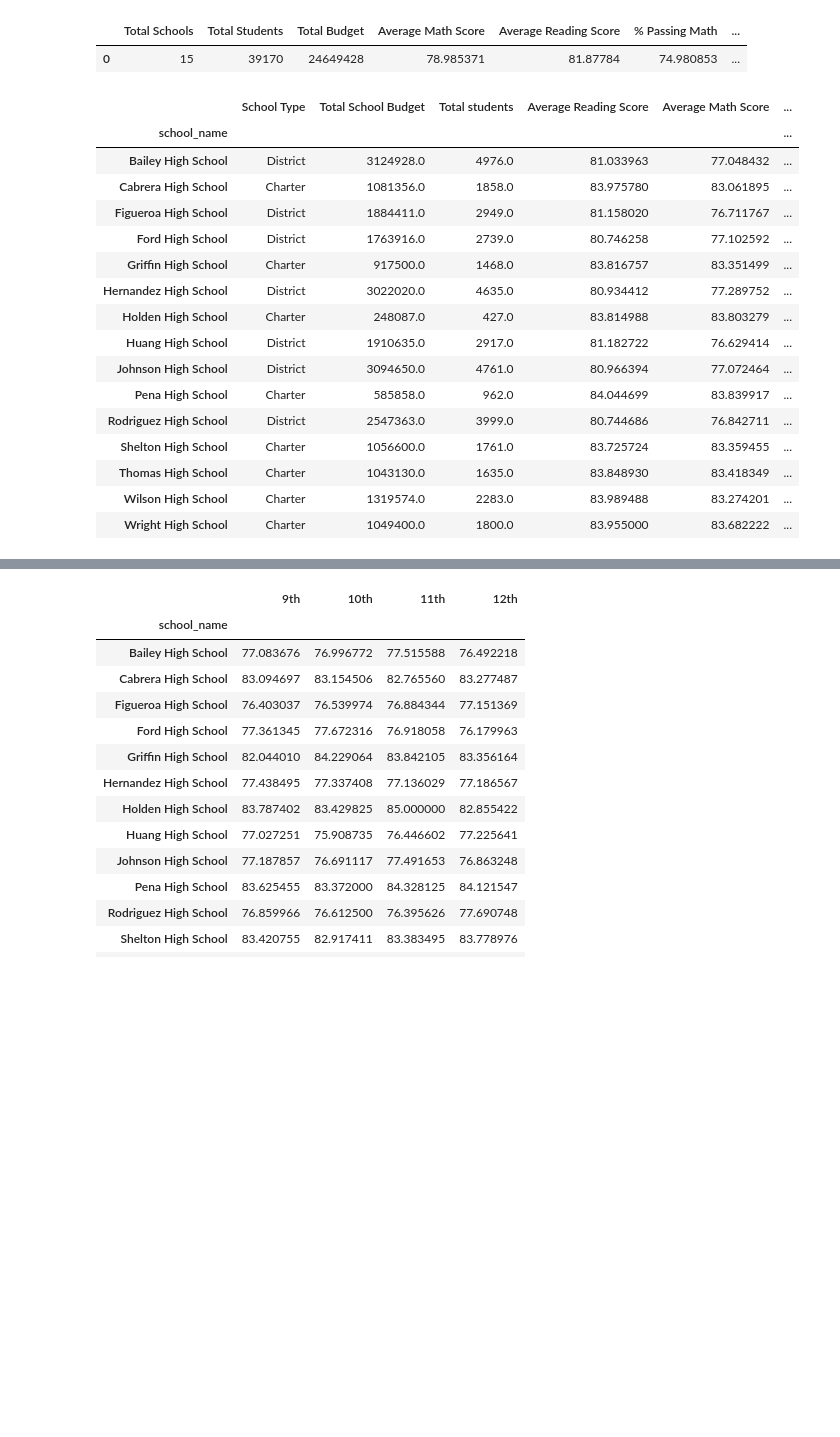
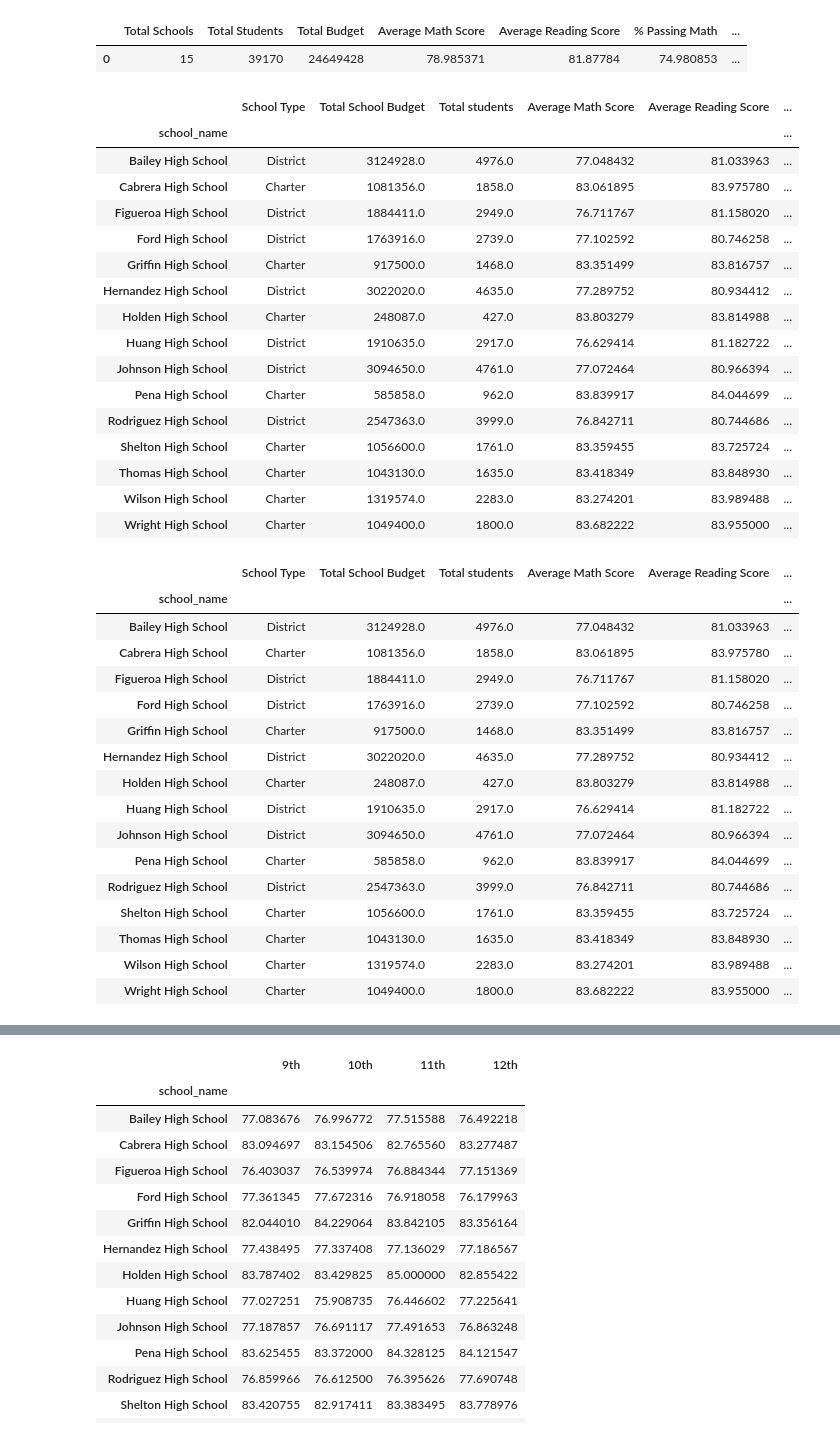
Before and after one commit to RSGDATA/School-analysis, a Jupyter notebook: Resources/School DataFrame.ipynb, the cells around one changed output, grey strips where cells are left out. Drawn from its saved outputs; the diff is of its cells as text; code cells hidden in the pictures; blank space fills up the shorter version.

```diff
--- a/Resources/School DataFrame.ipynb
+++ b/Resources/School DataFrame.ipynb
@@ -141,8 +141,8 @@ school_summary = pd.DataFrame({
                                  "School Type": school_type,
                                  "Total School Budget": school_budget,
                                  "Total students": school_total_students,
+                                 "Average Math Score": school_math,
                                  "Average Reading Score": school_reading,
-                                 "Average Math Score": school_math,
                                  "% Passing Math": school_pm,
                                  "% Passing Reading": school_pr,
                                  "% Overall": passing_overall
@@ -152,23 +152,44 @@ school_summary = pd.DataFrame({
 
 school_summary
 # %% [output]
-|  | School Type | Total School Budget | Total students | Average Reading Score | Average Math Score | ... |
+|  | School Type | Total School Budget | Total students | Average Math Score | Average Reading Score | ... |
 | school_name |  |  |  |  |  | ... |
-| Bailey High School | District | 3124928.0 | 4976.0 | 81.033963 | 77.048432 | ... |
-| Cabrera High School | Charter | 1081356.0 | 1858.0 | 83.975780 | 83.061895 | ... |
-| Figueroa High School | District | 1884411.0 | 2949.0 | 81.158020 | 76.711767 | ... |
-| Ford High School | District | 1763916.0 | 2739.0 | 80.746258 | 77.102592 | ... |
-| Griffin High School | Charter | 917500.0 | 1468.0 | 83.816757 | 83.351499 | ... |
-| Hernandez High School | District | 3022020.0 | 4635.0 | 80.934412 | 77.289752 | ... |
-| Holden High School | Charter | 248087.0 | 427.0 | 83.814988 | 83.803279 | ... |
-| Huang High School | District | 1910635.0 | 2917.0 | 81.182722 | 76.629414 | ... |
-| Johnson High School | District | 3094650.0 | 4761.0 | 80.966394 | 77.072464 | ... |
-| Pena High School | Charter | 585858.0 | 962.0 | 84.044699 | 83.839917 | ... |
-| Rodriguez High School | District | 2547363.0 | 3999.0 | 80.744686 | 76.842711 | ... |
-| Shelton High School | Charter | 1056600.0 | 1761.0 | 83.725724 | 83.359455 | ... |
-| Thomas High School | Charter | 1043130.0 | 1635.0 | 83.848930 | 83.418349 | ... |
-| Wilson High School | Charter | 1319574.0 | 2283.0 | 83.989488 | 83.274201 | ... |
-| Wright High School | Charter | 1049400.0 | 1800.0 | 83.955000 | 83.682222 | ... |
+| Bailey High School | District | 3124928.0 | 4976.0 | 77.048432 | 81.033963 | ... |
+| Cabrera High School | Charter | 1081356.0 | 1858.0 | 83.061895 | 83.975780 | ... |
+| Figueroa High School | District | 1884411.0 | 2949.0 | 76.711767 | 81.158020 | ... |
+| Ford High School | District | 1763916.0 | 2739.0 | 77.102592 | 80.746258 | ... |
+| Griffin High School | Charter | 917500.0 | 1468.0 | 83.351499 | 83.816757 | ... |
+| Hernandez High School | District | 3022020.0 | 4635.0 | 77.289752 | 80.934412 | ... |
+| Holden High School | Charter | 248087.0 | 427.0 | 83.803279 | 83.814988 | ... |
+| Huang High School | District | 1910635.0 | 2917.0 | 76.629414 | 81.182722 | ... |
+| Johnson High School | District | 3094650.0 | 4761.0 | 77.072464 | 80.966394 | ... |
+| Pena High School | Charter | 585858.0 | 962.0 | 83.839917 | 84.044699 | ... |
+| Rodriguez High School | District | 2547363.0 | 3999.0 | 76.842711 | 80.744686 | ... |
+| Shelton High School | Charter | 1056600.0 | 1761.0 | 83.359455 | 83.725724 | ... |
+| Thomas High School | Charter | 1043130.0 | 1635.0 | 83.418349 | 83.848930 | ... |
+| Wilson High School | Charter | 1319574.0 | 2283.0 | 83.274201 | 83.989488 | ... |
+| Wright High School | Charter | 1049400.0 | 1800.0 | 83.682222 | 83.955000 | ... |
+# %%
+school_summary["spending_ranges_per_student"] = school_summary["Total School Budget"] / school_summary["Total students"]
+school_summary
+# %% [output]
+|  | School Type | Total School Budget | Total students | Average Math Score | Average Reading Score | ... |
+| school_name |  |  |  |  |  | ... |
+| Bailey High School | District | 3124928.0 | 4976.0 | 77.048432 | 81.033963 | ... |
+| Cabrera High School | Charter | 1081356.0 | 1858.0 | 83.061895 | 83.975780 | ... |
+| Figueroa High School | District | 1884411.0 | 2949.0 | 76.711767 | 81.158020 | ... |
+| Ford High School | District | 1763916.0 | 2739.0 | 77.102592 | 80.746258 | ... |
+| Griffin High School | Charter | 917500.0 | 1468.0 | 83.351499 | 83.816757 | ... |
+| Hernandez High School | District | 3022020.0 | 4635.0 | 77.289752 | 80.934412 | ... |
+| Holden High School | Charter | 248087.0 | 427.0 | 83.803279 | 83.814988 | ... |
+| Huang High School | District | 1910635.0 | 2917.0 | 76.629414 | 81.182722 | ... |
+| Johnson High School | District | 3094650.0 | 4761.0 | 77.072464 | 80.966394 | ... |
+| Pena High School | Charter | 585858.0 | 962.0 | 83.839917 | 84.044699 | ... |
+| Rodriguez High School | District | 2547363.0 | 3999.0 | 76.842711 | 80.744686 | ... |
+| Shelton High School | Charter | 1056600.0 | 1761.0 | 83.359455 | 83.725724 | ... |
+| Thomas High School | Charter | 1043130.0 | 1635.0 | 83.418349 | 83.848930 | ... |
+| Wilson High School | Charter | 1319574.0 | 2283.0 | 83.274201 | 83.989488 | ... |
+| Wright High School | Charter | 1049400.0 | 1800.0 | 83.682222 | 83.955000 | ... |
 # %%
 # school_summary
 
```
Also changed, not shown: parts of 21 cells of this notebook.
